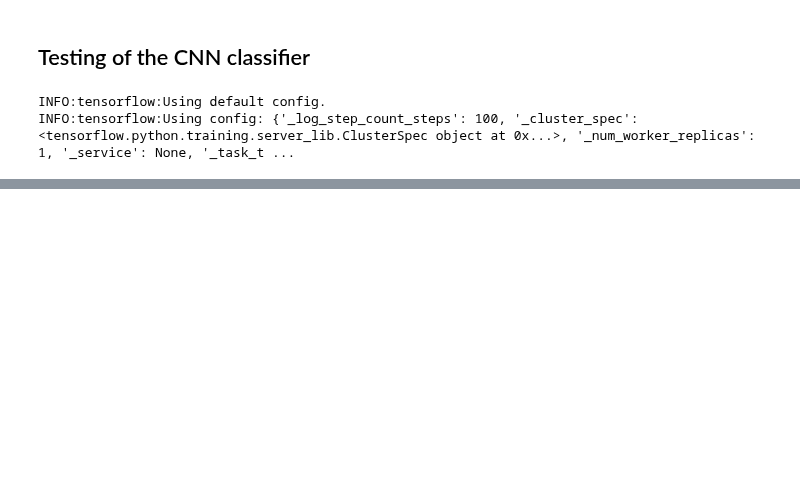
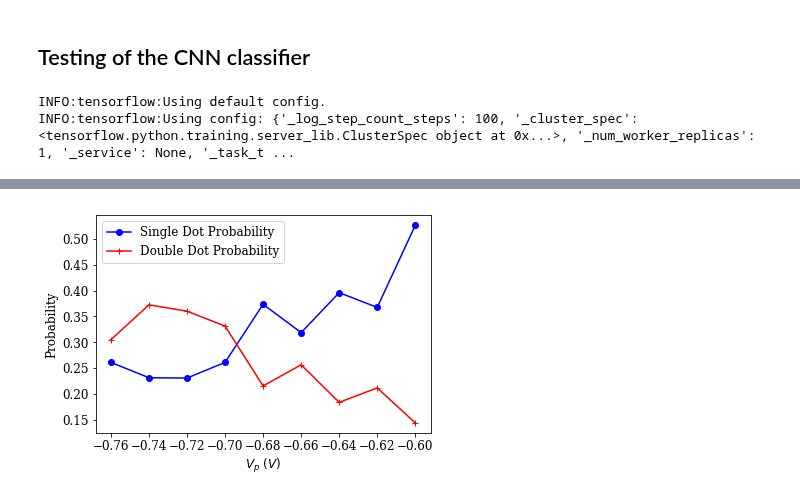
Before and after one commit to Quantumgame/quantum-ml, a Jupyter notebook: Machine Learning/Classification of Experimental Data.ipynb, the cells around one changed output, grey strips where cells are left out. Saved outputs shown, nothing was run; the diff lists cells and outputs as text; code cells hidden in the pictures; blank space fills up the shorter version.

```diff
--- a/Machine Learning/Classification of Experimental Data.ipynb
+++ b/Machine Learning/Classification of Experimental Data.ipynb
@@ -164,0 +195,12 @@ for i in range(len(predictions)):
+# %%
+sd_prob = [x['prob'][2] for x in predictions]
+dd_prob = [x['prob'][3] for x in predictions]
+V_p_vec = np.linspace(-0.6,-0.76,len(predictions))
+plt.plot(V_p_vec,sd_prob,'b-o',label="Single Dot Probability")
+plt.plot(V_p_vec,dd_prob,'r-+',label="Double Dot Probability")
+plt.ylabel("Probability")
+plt.xlabel(r"$V_p\ (V)$")
+plt.legend()
+plt.savefig("/Users/sandesh/Desktop/exp_data_prob_trace.png",dpi=300)
+# %% [output]
+[figure, added]
```
Also changed, not shown: parts of 8 cells of this notebook, 12 other files.
